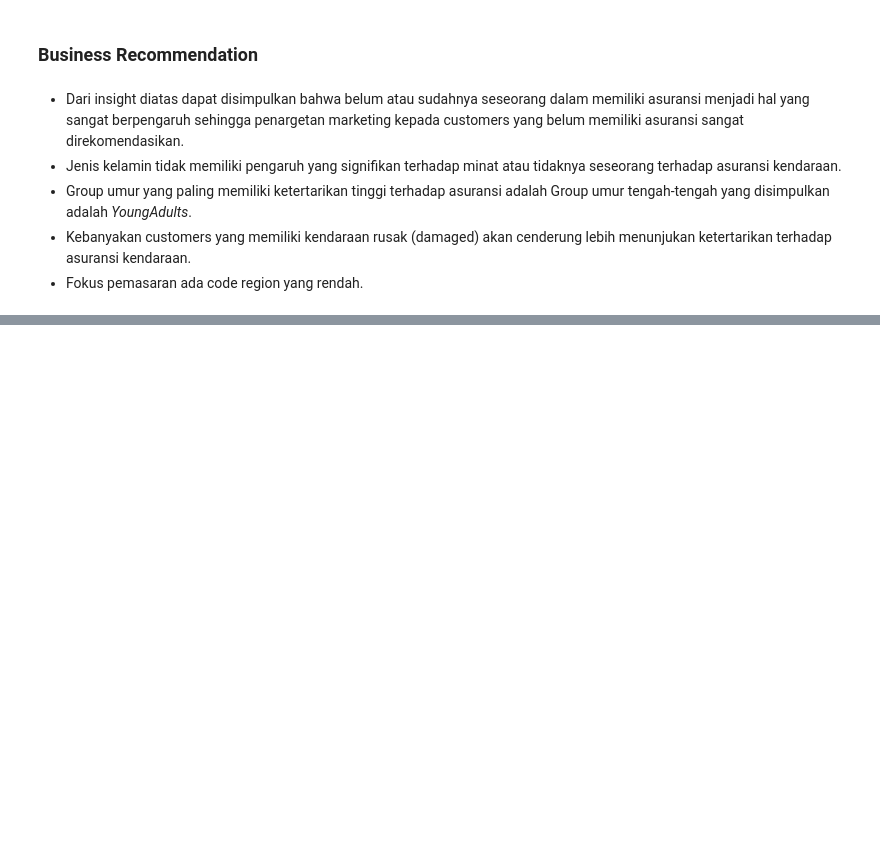
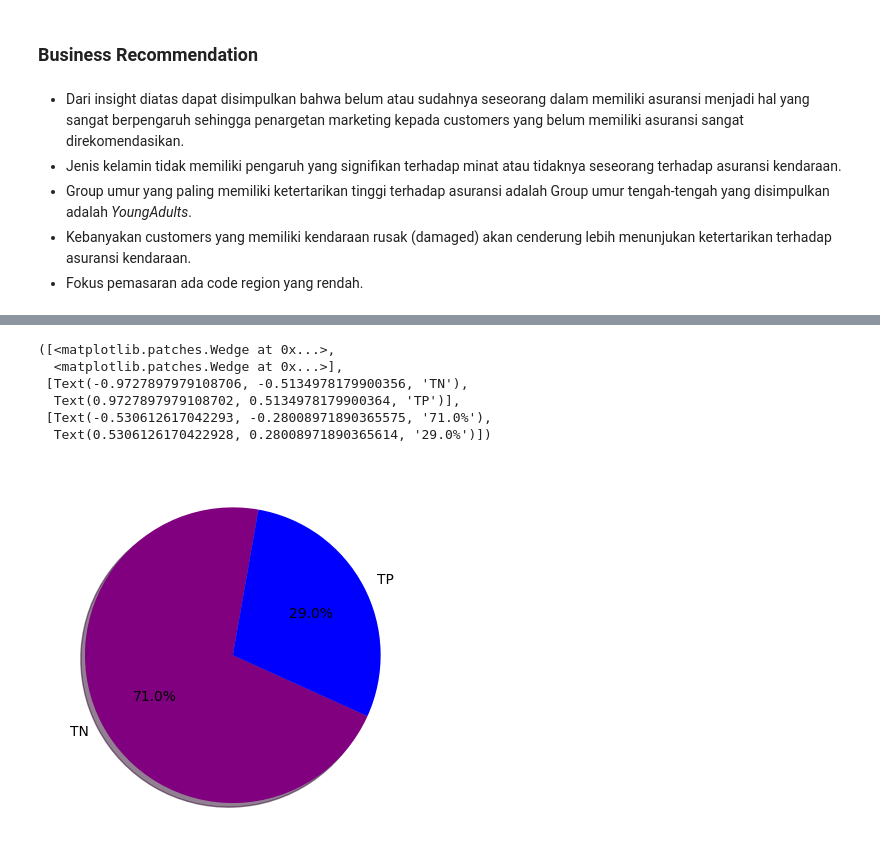
Before and after one commit to gabmrn/Cross-Sel-Prediction-Preprocessing-and-Modelling, a Jupyter notebook: Stage_3.ipynb, the cells around one changed output, grey strips where cells are left out. Cells and saved outputs as stored; diff of their text form; code cells hidden in the pictures; blank space fills up the shorter version.

```diff
--- a/Stage_3.ipynb
+++ b/Stage_3.ipynb
@@ -1295,0 +1370,13 @@ pickle.dump(xgmodelbest, open('XGBoost_Model.pkl', 'wb'))
+# %%
+cmm = pd.DataFrame(cm)
+cmm.columns = ['No','Yes']
+# %%
+plt.pie(cmm['Yes'].values, labels=['TN','TP'], colors=['purple','blue'], autopct='%1.1f%%', shadow=True, startangle=80)
+# %% [output]
+([<matplotlib.patches.Wedge at 0x...>,
+  <matplotlib.patches.Wedge at 0x...>],
+ [Text(-0.9727897979108706, -0.5134978179900356, 'TN'),
+  Text(0.9727897979108702, 0.5134978179900364, 'TP')],
+ [Text(-0.530612617042293, -0.28008971890365575, '71.0%'),
+  Text(0.5306126170422928, 0.28008971890365614, '29.0%')])
+[figure, added]
```
Also changed, not shown: parts of 17 cells of this notebook.
